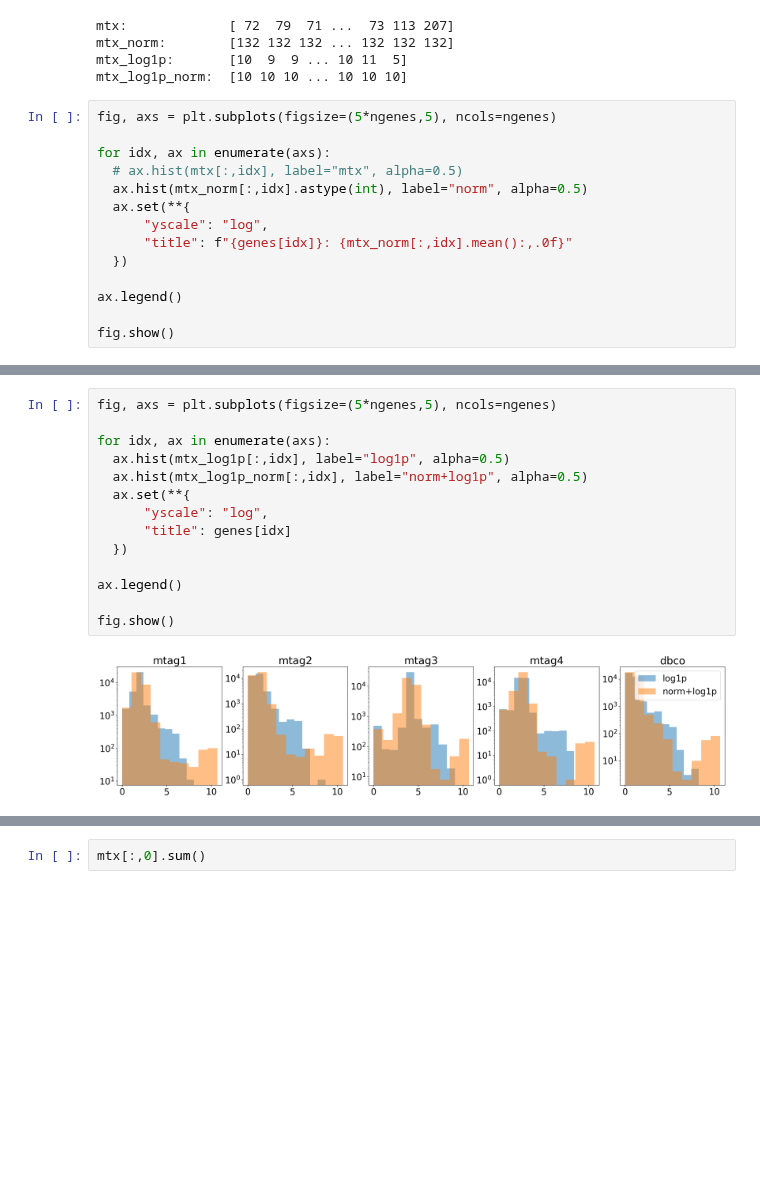
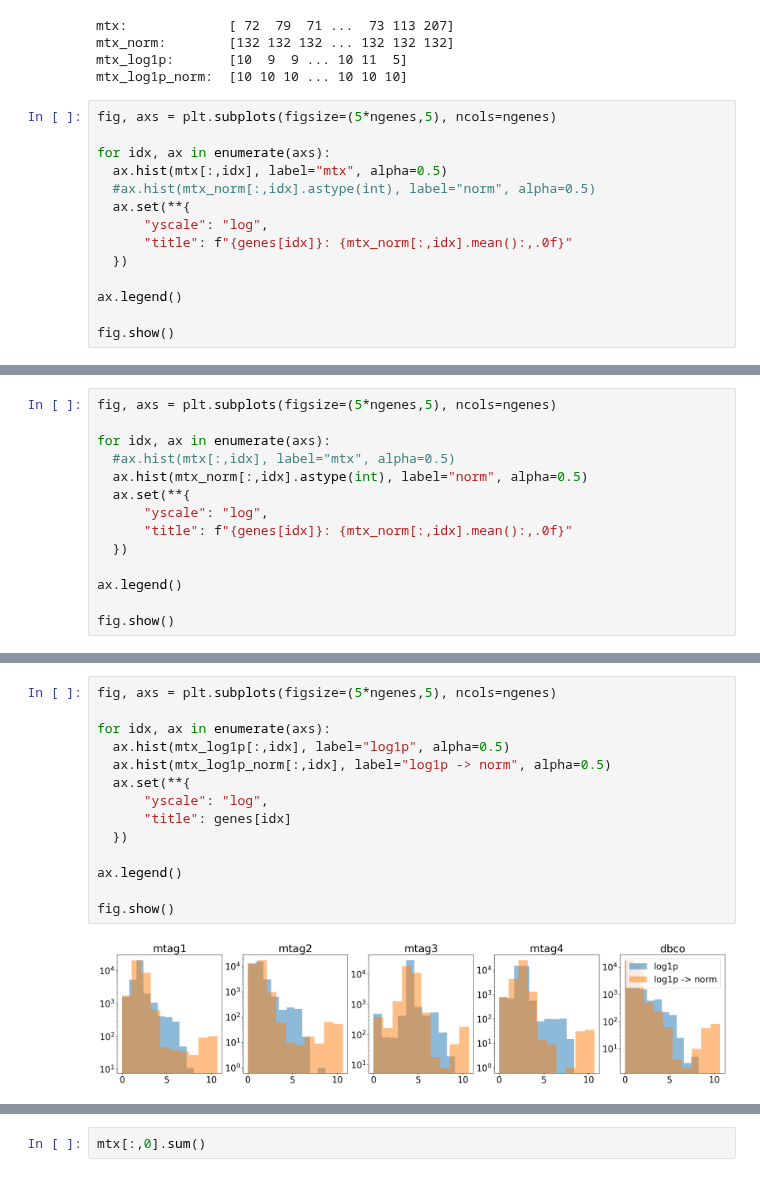
Before and after one commit to sbooeshaghi/azucar, a Jupyter notebook: analysis/293T/obs2/norm.ipynb, the cells around one changed output, grey strips where cells are left out. Drawn from its saved outputs; the diff is of its cells as text; blank space fills up the shorter version.

```diff
--- a/analysis/293T/obs2/norm.ipynb
+++ b/analysis/293T/obs2/norm.ipynb
@@ -155,8 +152,8 @@ mtx_log1p_norm:  [10 10 10 ... 10 10 10]
 fig, axs = plt.subplots(figsize=(5*ngenes,5), ncols=ngenes)
 
 for idx, ax in enumerate(axs):
-  # ax.hist(mtx[:,idx], label="mtx", alpha=0.5)
-  ax.hist(mtx_norm[:,idx].astype(int), label="norm", alpha=0.5)
+  ax.hist(mtx[:,idx], label="mtx", alpha=0.5)
+  #ax.hist(mtx_norm[:,idx].astype(int), label="norm", alpha=0.5)
   ax.set(**{
       "yscale": "log",
       "title": f"{genes[idx]}: {mtx_norm[:,idx].mean():,.0f}"
@@ -169,0 +167,14 @@ fig.show()
+# %%
+fig, axs = plt.subplots(figsize=(5*ngenes,5), ncols=ngenes)
+
+for idx, ax in enumerate(axs):
+  #ax.hist(mtx[:,idx], label="mtx", alpha=0.5)
+  ax.hist(mtx_norm[:,idx].astype(int), label="norm", alpha=0.5)
+  ax.set(**{
+      "yscale": "log",
+      "title": f"{genes[idx]}: {mtx_norm[:,idx].mean():,.0f}"
+  })
+
+ax.legend()
+
+fig.show()
@@ -170,16 +183,16 @@ fig.show()
 # %%
 fig, axs = plt.subplots(figsize=(5*ngenes,5), ncols=ngenes)
 
 for idx, ax in enumerate(axs):
   ax.hist(mtx_log1p[:,idx], label="log1p", alpha=0.5)
-  ax.hist(mtx_log1p_norm[:,idx], label="norm+log1p", alpha=0.5)
+  ax.hist(mtx_log1p_norm[:,idx], label="log1p -> norm", alpha=0.5)
   ax.set(**{
       "yscale": "log",
       "title": genes[idx]
   })
 
 ax.legend()
 
 fig.show()
 # %% [output]
-[figure, old version]
+[figure, new version]
```
Also changed, not shown: parts of 8 cells of this notebook.
